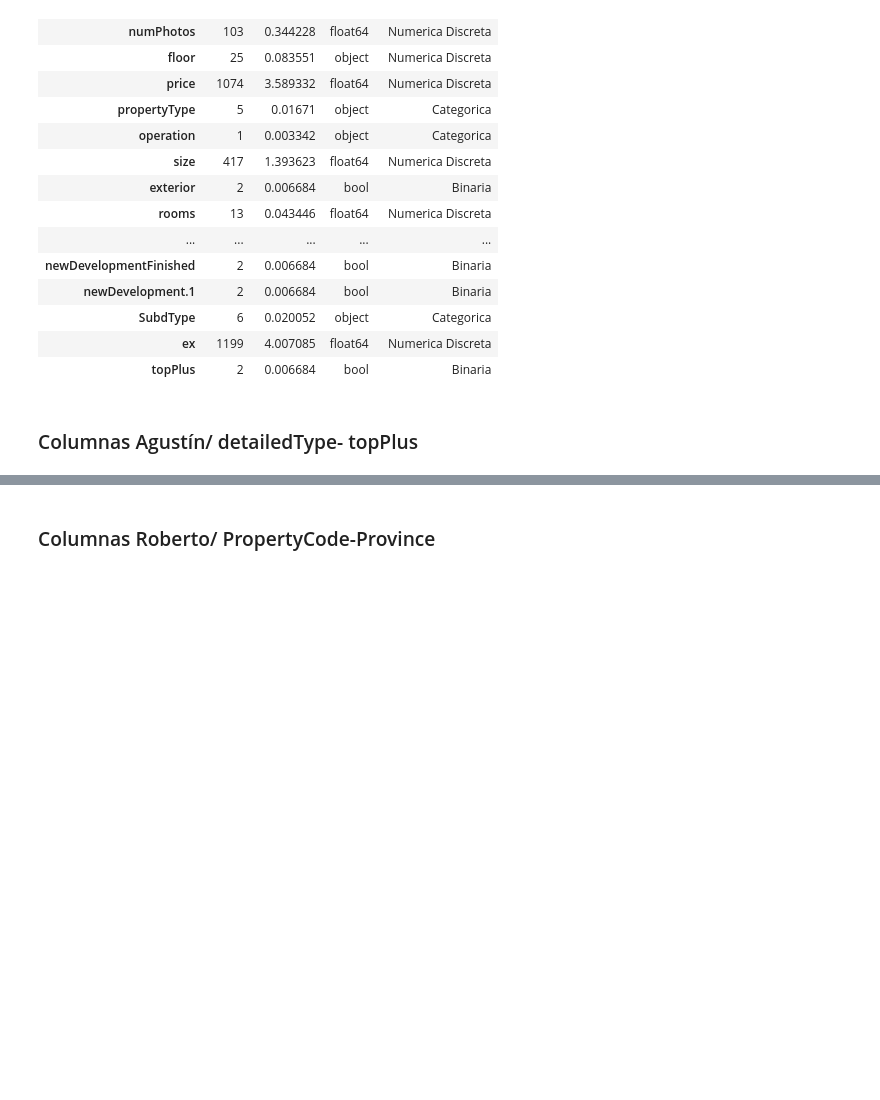
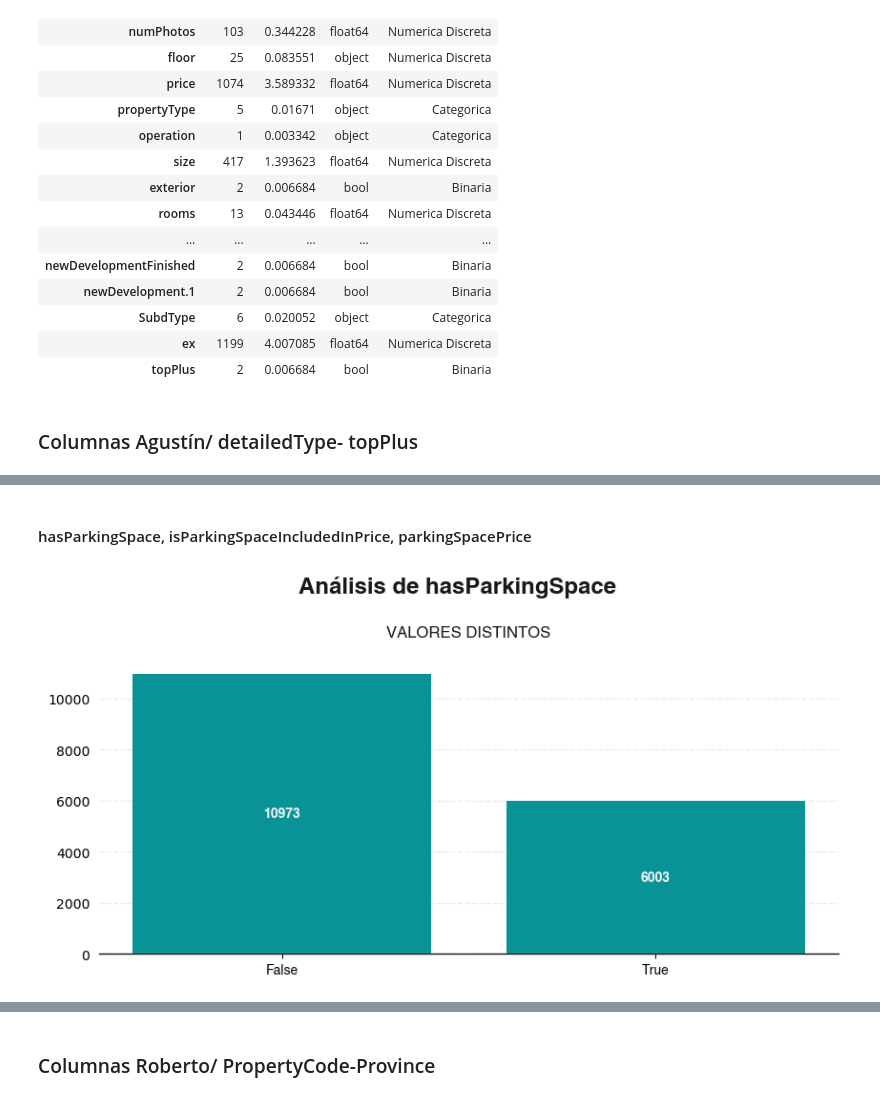
Before and after one commit to asgr29/EDA_Inmuebles_Idealista, a Jupyter notebook: src/notebooks/notebook-eda.ipynb, the cells around one changed output, grey strips where cells are left out. Cells and saved outputs as stored; diff of their text form; code cells hidden in the pictures; blank space fills up the shorter version.

Commit message:
Análisis univariente de las columnas

```diff
--- a/src/notebooks/notebook-eda.ipynb
+++ b/src/notebooks/notebook-eda.ipynb
@@ -2081,7 +2081,8 @@ memory usage: 6.3+ MB
 | ex                      | Variable auxiliar                                | Numerica Discreta      | -                   |      |
 | topPlus                 | Destacado premium                                | Binaria                | 3                   |      |
 # %%
-df_normalized = pd.read_csv(filepath_or_buffer=f"{base_path}/df_normalized.csv")
+df_normalized = pd.read_csv(filepath_or_buffer=f"{base_path}/df_normalized.csv",
+							index_col=0)
 df_normalized.info()
 # %% [output]
 <class 'pandas.core.frame.DataFrame'>
@@ -2363,0 +2388,2 @@ df_tipificacion
+# %%
+plt.style.use(style="petroff10")
@@ -2363,0 +2605,74 @@ df_tipificacion
+# %% [markdown]
+#### hasParkingSpace, isParkingSpaceIncludedInPrice, parkingSpacePrice
+# %%
+hasParkingSpace_is_nan = df_normalized["hasParkingSpace"].isna()
+imputations = df_normalized.loc[
+		hasParkingSpace_is_nan, "hasParkingSpace"].fillna(False)
+df_normalized.fillna(value={ "hasParkingSpace": imputations}, inplace=True)
+# %%
+fig, ax = plt.subplots(dpi=100, figsize=(10, 4))
+font_config = {
+	"family": "Helvetica",
+	"size": "xx-large",
+	"weight": "bold"
+}
+fig.suptitle("Análisis de hasParkingSpace",
+			 color="#191919",
+			 fontproperties=font_config,
+			 y=1.10)
+
+#--------------------------------------
+# BAR CHART
+#--------------------------------------
+data = df_normalized["hasParkingSpace"].value_counts()
+font_config = {
+	"family": "Helvetica",
+	"size": "large",
+}
+ax.set_title("Valores distintos".upper(),
+			 color="#191919",
+			 fontproperties=font_config,
+			 y=1.05)
+font_config = {
+	"color": "#F5F5FA",
+	"family": "Helvetica",
+	"size": "medium",
+	"weight": "bold"
+}
+rects = ax.bar(x=data.index,
+			   height=data.values,
+			   data=data,
+			   facecolor="#0a9396",
+			   zorder=3)
+
+font_config = {
+	"family": "Helvetica",
+	"size": "medium",
+	"weight": "bold"
+}
+ax.bar_label(rects,
+			 label_type="center",
+			 color="#F5F5FA",
+			 font_properties=font_config)
+ax.tick_params(axis="y", width=0)
+
+font_config = {
+	"family": "Helvetica",
+	"size": "medium",
+}
+ax.set_xticks(ticks=np.arange(len(data.index)),
+			  labels=data.index,
+			  fontdict=font_config)
+ax.grid(axis="x", visible=False)
+ax.grid(axis="y",
+		alpha=0.8,
+		color="#E5E7EB",
+		linestyle="dashed",
+		linewidth=1,
+		visible=True)
+ax.spines["bottom"].set_linewidth(1)
+ax.spines["bottom"].set_color("#191919")
+ax.spines[["left", "top", "right"]].set_visible(False)
+plt.show()
+# %% [output]
+[figure, added]
```
Also changed, not shown: parts of 46 cells of this notebook.
